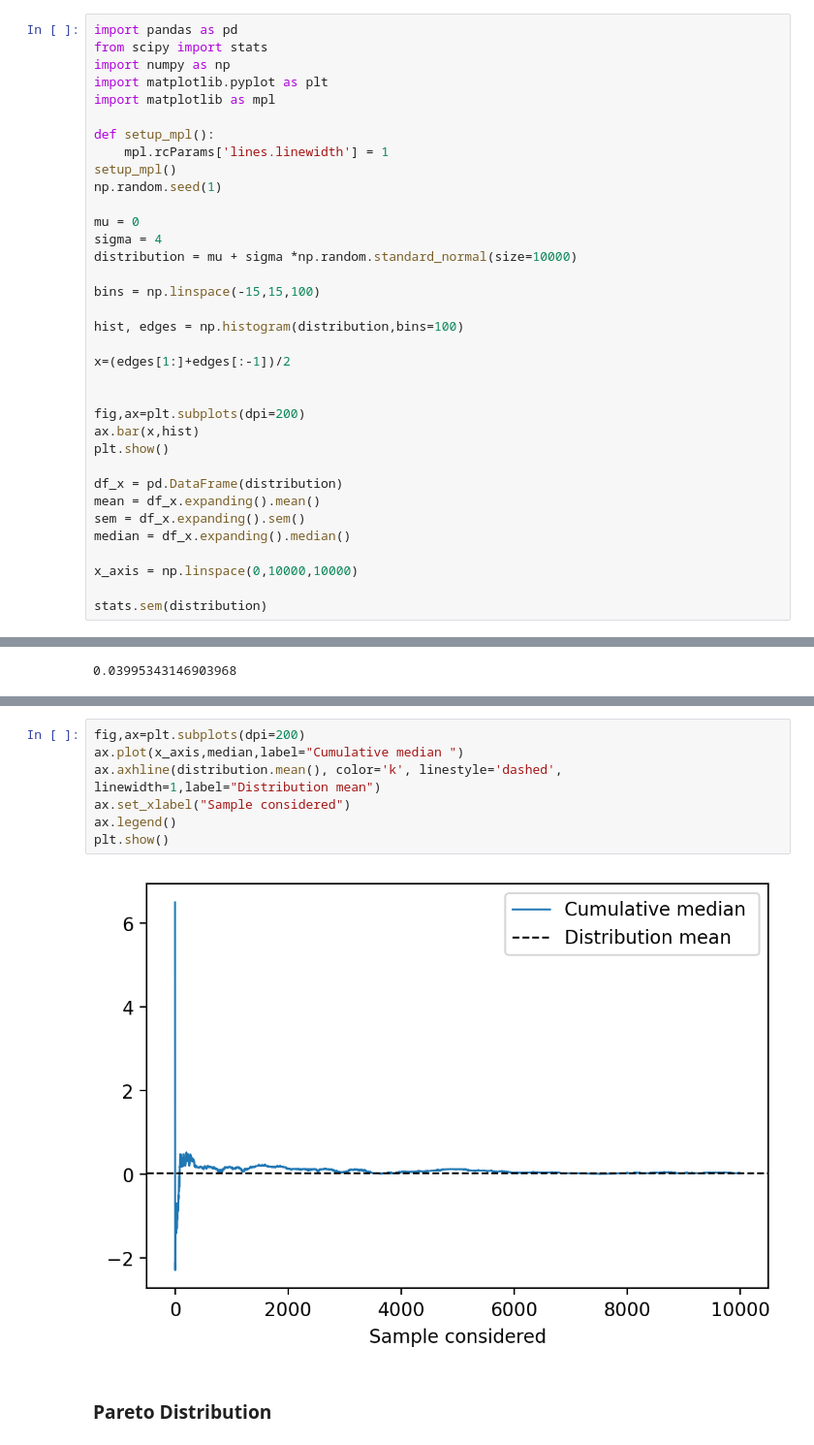
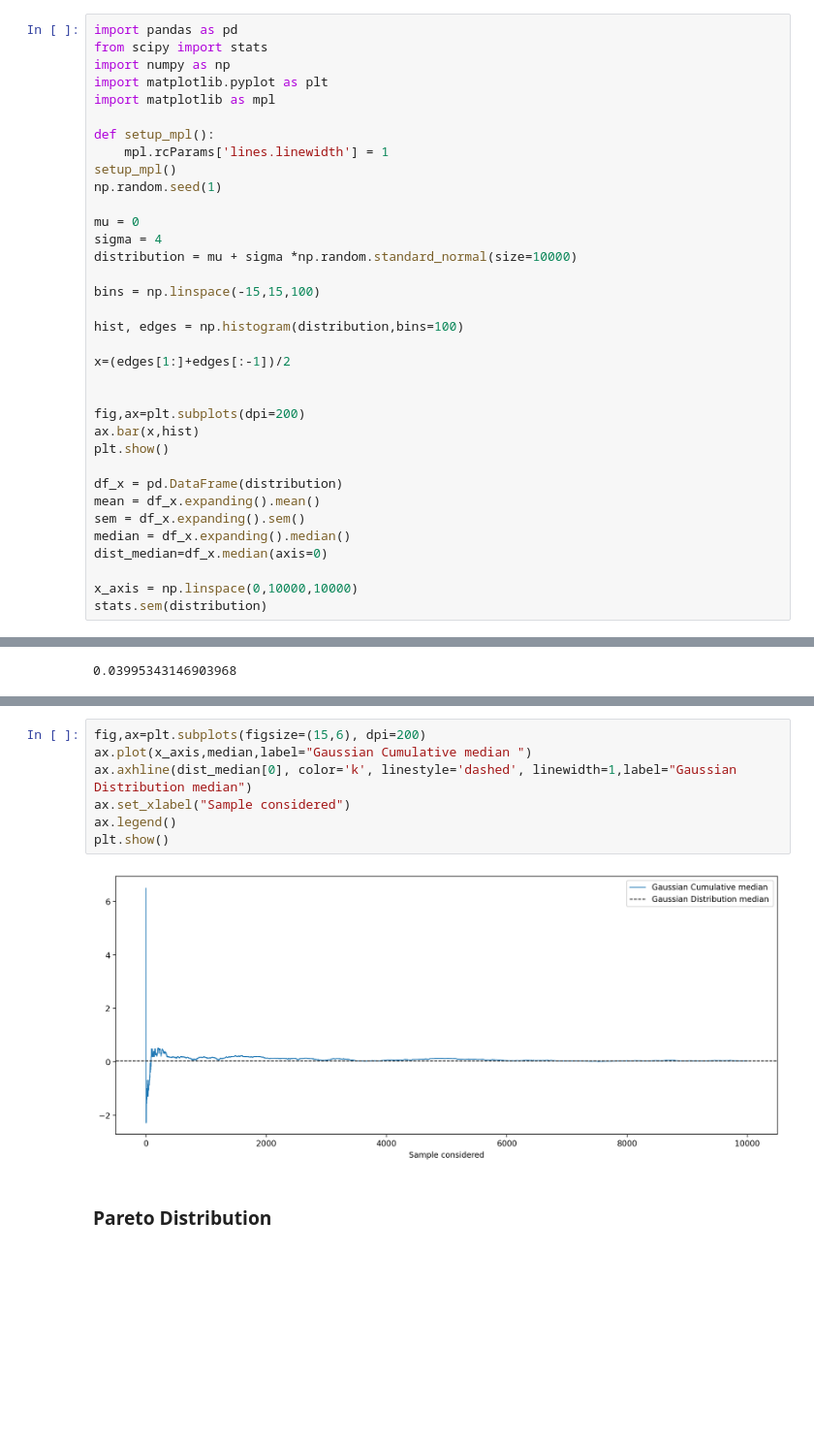
Before and after one commit to natasha0301/02467Assignment1, a Jupyter notebook: 02467 Assignment 1.ipynb, the cells around one changed output, grey strips where cells are left out. Shown at 97% size. Cells and saved outputs as stored; diff of their text form; blank space fills up the shorter version.

```diff
--- a/02467 Assignment 1.ipynb
+++ b/02467 Assignment 1.ipynb
@@ -423,9 +421,9 @@ df_x = pd.DataFrame(distribution)
 mean = df_x.expanding().mean()
 sem = df_x.expanding().sem()
 median = df_x.expanding().median()
+dist_median=df_x.median(axis=0)
 
 x_axis = np.linspace(0,10000,10000)
-
 stats.sem(distribution)
 # %% [output]
 [figure]
@@ -443,12 +441,12 @@ plt.show()
 # %%
-fig,ax=plt.subplots(dpi=200)
-ax.plot(x_axis,median,label="Cumulative median ")
-ax.axhline(distribution.mean(), color='k', linestyle='dashed', linewidth=1,label="Distribution mean")
+fig,ax=plt.subplots(figsize=(15,6), dpi=200)
+ax.plot(x_axis,median,label="Gaussian Cumulative median ")
+ax.axhline(dist_median[0], color='k', linestyle='dashed', linewidth=1,label="Gaussian Distribution median")
 ax.set_xlabel("Sample considered")
 ax.legend()
 plt.show()
 # %% [output]
-[figure, old version]
+[figure, new version]
 # %% [markdown]
 ### Pareto Distribution
 # %%
```
Also changed, not shown: parts of 15 cells of this notebook.
